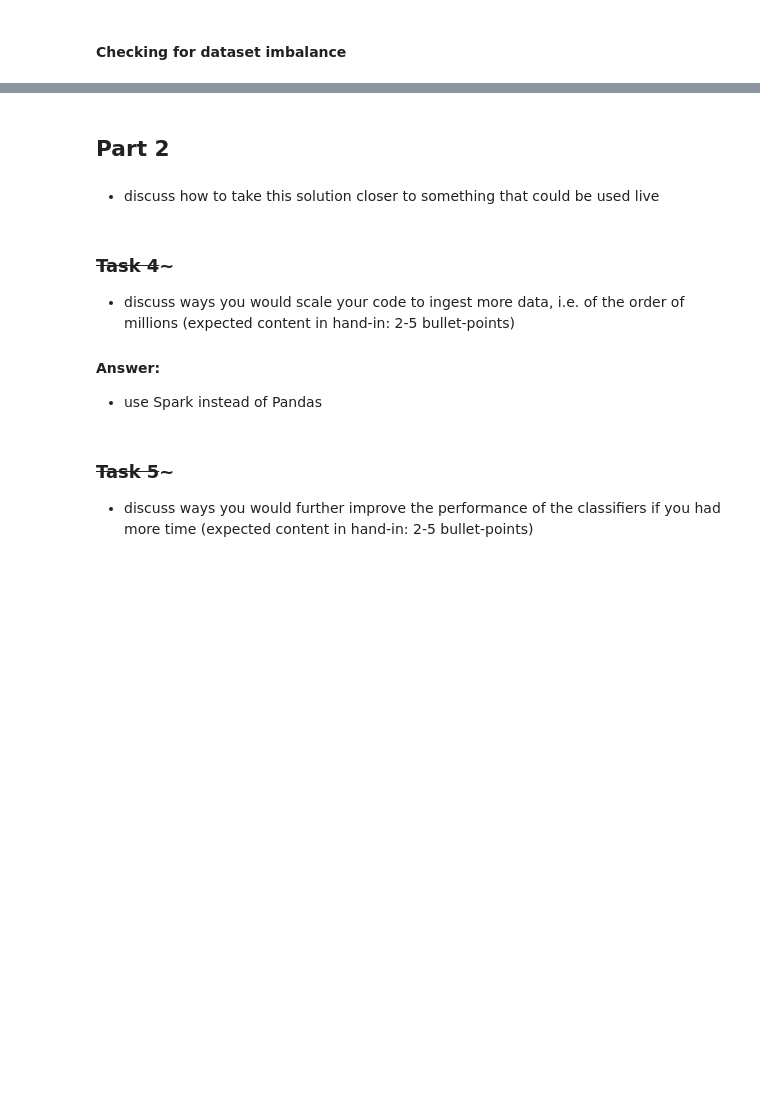
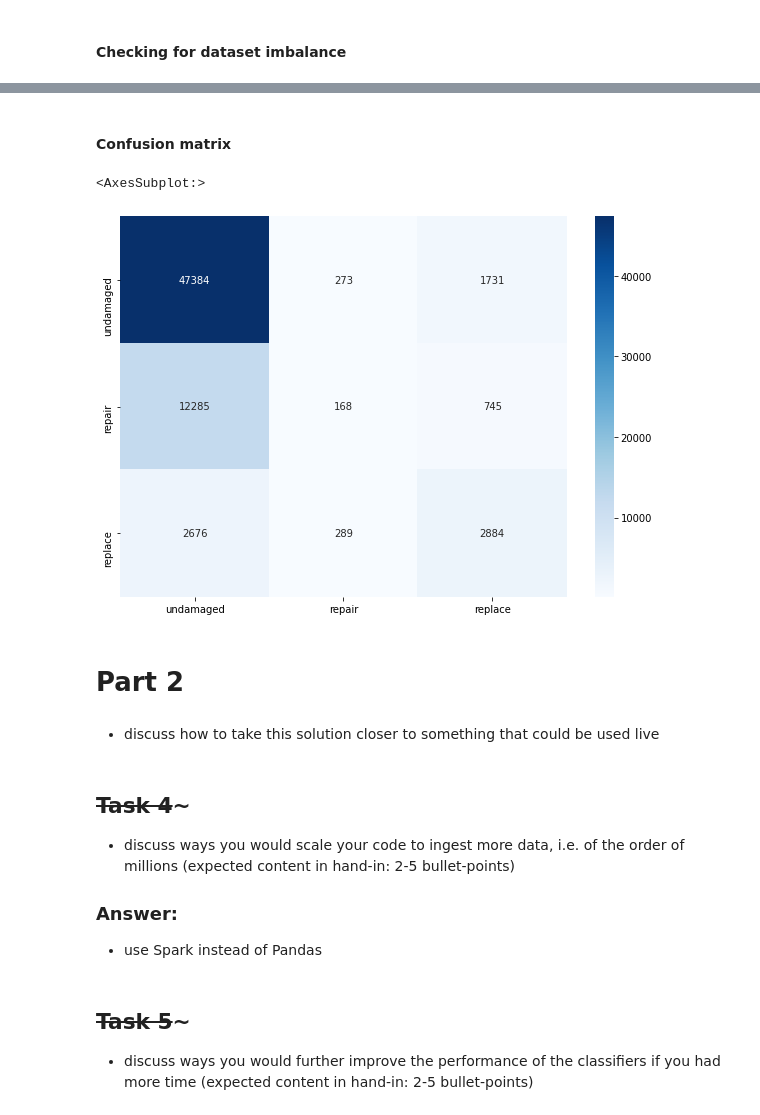
Before and after one commit to ricomnl/tractable_take_home_task, a Jupyter notebook: tractable.ipynb, the cells around one changed output, grey strips where cells are left out. Drawn from its saved outputs; the diff is of its cells as text; code cells hidden in the pictures; blank space fills up the shorter version.

```diff
--- a/tractable.ipynb
+++ b/tractable.ipynb
@@ -250,14 +362,23 @@ clf_lr.coef_, clf_lr.intercept_
+# %% [markdown]
+#### Confusion matrix
+# %%
+cm = confusion_matrix(y_test_lr, y_pred_lr)
+plt.figure(figsize = (10,7))
+sns.heatmap(cm, annot=True, cmap='Blues', fmt="g", xticklabels=CAT_TO_LABELS.values(), yticklabels=CAT_TO_LABELS.values())
+# %% [output]
+<AxesSubplot:>
+[figure, added]
 # %% [markdown]
-## Part 2
+# Part 2
 # %% [markdown]
 - discuss how to take this solution closer to something that could be used live
 # %% [markdown]
-### ~~Task 4~~~
+## ~~Task 4~~~
 - discuss ways you would scale your code to ingest more data, i.e. of the order of millions (expected content in hand-in: 2-5 bullet-points)
 
-#### Answer:
+### Answer:
 - use Spark instead of Pandas
 # %% [markdown]
-### ~~Task 5~~~
+## ~~Task 5~~~
 - discuss ways you would further improve the performance of the classifiers if you had more time (expected content in hand-in: 2-5 bullet-points)
 # %% [markdown]
```
Also changed, not shown: parts of 49 cells of this notebook, 3 other files.
